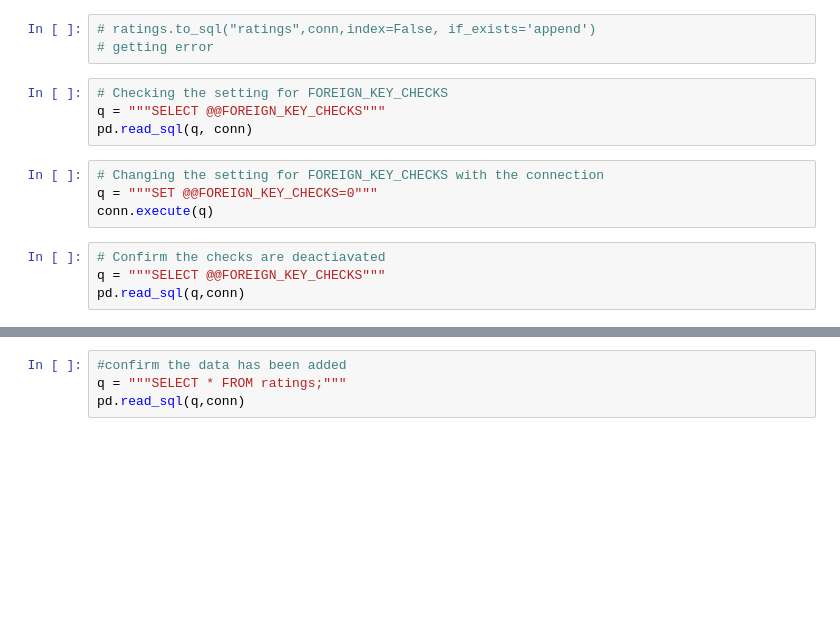
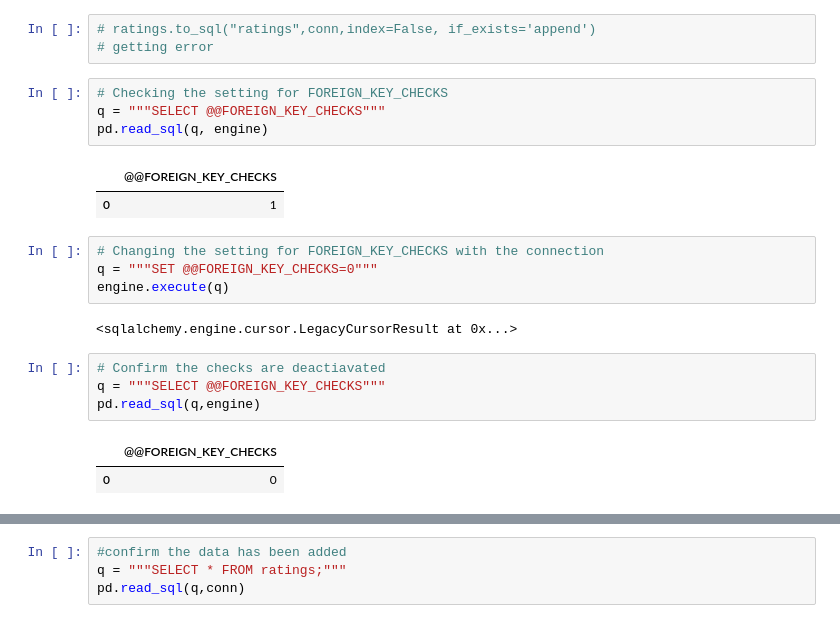
Before and after one commit to lrnrdr/Lori-pt-data-enrichment, a Jupyter notebook: Part_2.ipynb, the cells around one changed output, grey strips where cells are left out. Saved outputs shown, nothing was run; the diff lists cells and outputs as text; blank space fills up the shorter version.

```diff
--- a/Part_2.ipynb
+++ b/Part_2.ipynb
@@ -287,13 +272,21 @@ IntegrityError: (pymysql.err.IntegrityError) (1062, "Duplicate entry 'tt0035423'
 # %%
 # Checking the setting for FOREIGN_KEY_CHECKS
 q = """SELECT @@FOREIGN_KEY_CHECKS"""
-pd.read_sql(q, conn)
+pd.read_sql(q, engine)
+# %% [output]
+|  | @@FOREIGN_KEY_CHECKS |
+| 0 | 1 |
 # %%
 # Changing the setting for FOREIGN_KEY_CHECKS with the connection
 q = """SET @@FOREIGN_KEY_CHECKS=0"""
-conn.execute(q)
+engine.execute(q)
+# %% [output]
+<sqlalchemy.engine.cursor.LegacyCursorResult at 0x...>
 # %%
 # Confirm the checks are deactiavated
 q = """SELECT @@FOREIGN_KEY_CHECKS"""
-pd.read_sql(q,conn)
+pd.read_sql(q,engine)
+# %% [output]
+|  | @@FOREIGN_KEY_CHECKS |
+| 0 | 0 |
 # %%
```
Also changed, not shown: parts of 10 cells of this notebook.
